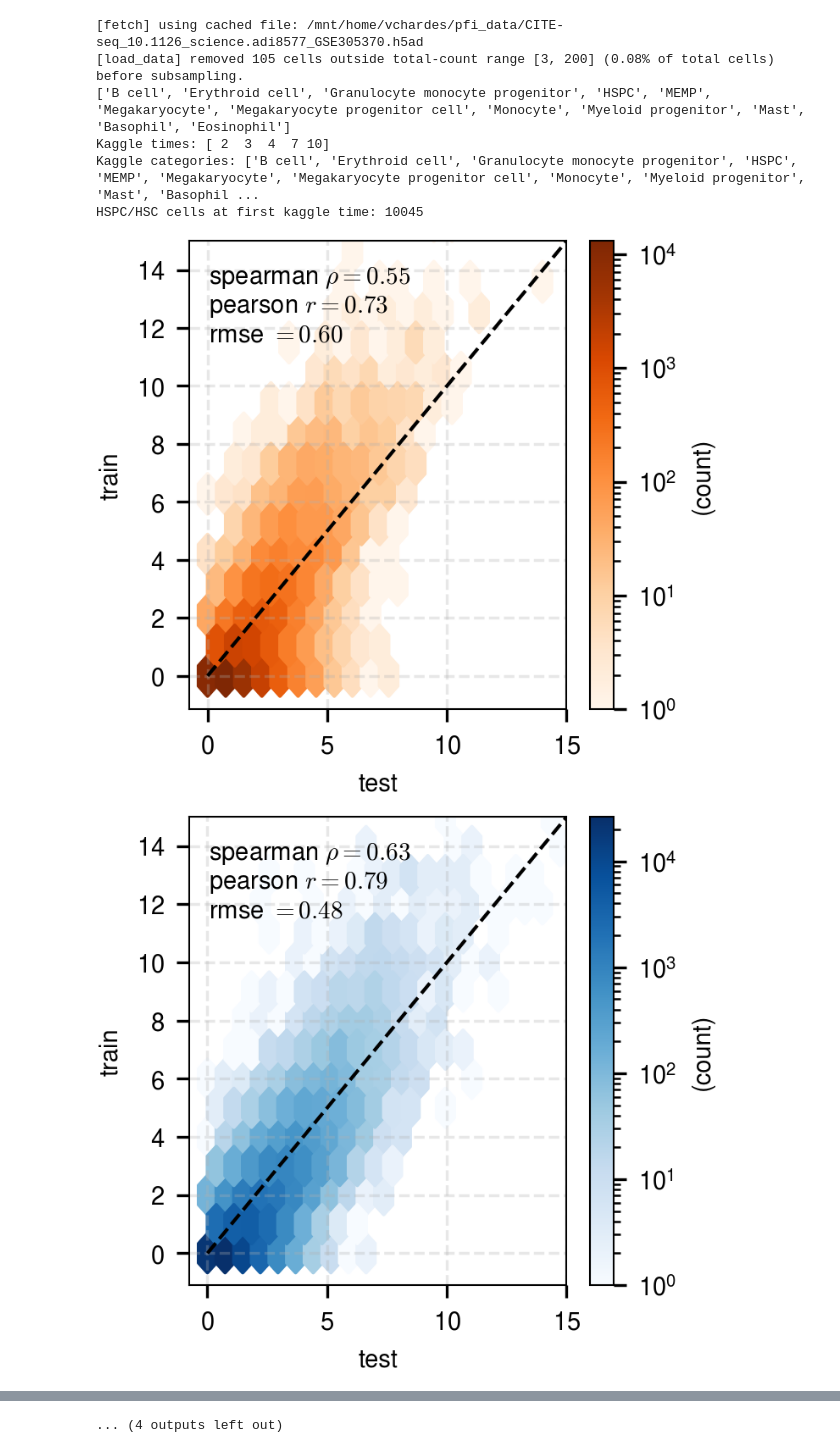
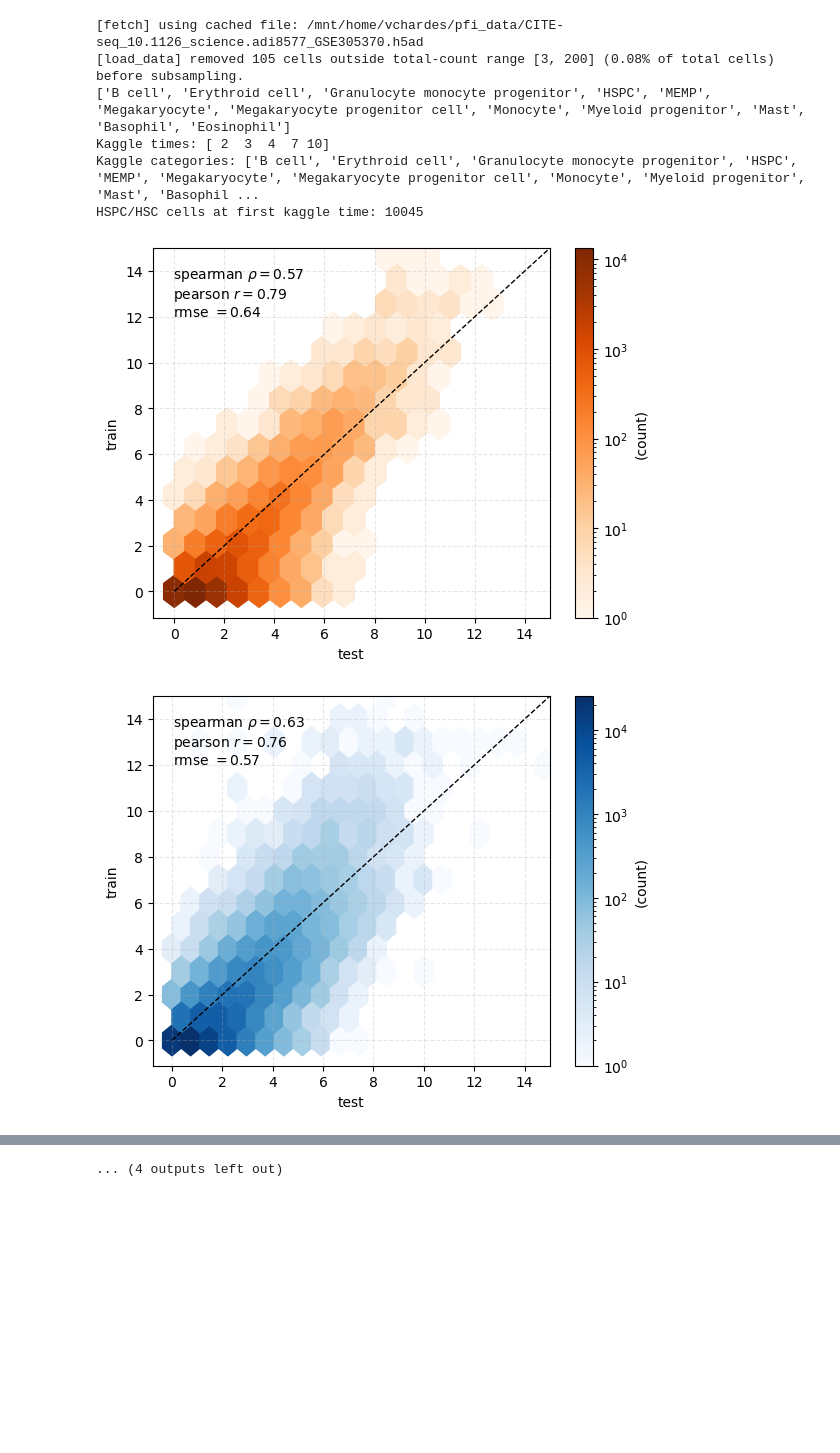
Before and after one commit to vchz/pfi, a Jupyter notebook: examples/hsc_generalization_sample.ipynb, the cells around one changed output, grey strips where cells are left out. Cells and saved outputs as stored; diff of their text form; code cells hidden in the pictures; blank space fills up the shorter version.

```diff
--- a/examples/hsc_generalization_sample.ipynb
+++ b/examples/hsc_generalization_sample.ipynb
@@ -246,7 +290,7 @@ for name, reg in flow_regs.items():
     ed = []
     for ty in t_ex[1:]:
         y_t = X[np.isclose(X[:, -1], ty)]
-        ed.append(reg.score(X0_ex, y_t, stoch=True, pos=True, dt=5e-3)[0])
+        ed.append(reg.error(X0_ex, y_t, stoch=True, pos=True, dt=5e-3)[0])
     interp_errors[name] = np.asarray(ed)
 
 mean_interp_errors = {name: float(np.mean(ed)) for name, ed in interp_errors.items()}
@@ -600,8 +622,7 @@ for model_name, reg in flow_regs.items():
 # Final-time generalization: per-model hexbin + correlation computation
 import matplotlib.pyplot as plt
 from pfi.utils.data import assign_OT, compute_correlations
-from examples.mpl_config import apply_mpl_config
-apply_mpl_config()
+
 train_categories = list(cell_types.cat.categories)
 train_ct_to_int = {ct: i for i, ct in enumerate(train_categories)}
 ind_Ery = np.where((ind_array[-1,] == train_ct_to_int['Ery1']) | (ind_array[-1,] == train_ct_to_int['Ery2']))[0]
@@ -653,32 +674,32 @@ for model_name in flow_regs.keys():
         cb = fig.colorbar(hb, ax=ax)
         cb.set_label('(count)')
 
         metrics = comparison[model_name][group_name]['test']
         ax.plot([0, xmax], [0, ymax], 'k--', lw=1)
         ax.set_xlim(xmax=xmax)
         ax.set_ylim(ymax=ymax)
         ax.set_xlabel('test')
         ax.set_ylabel('train')
         #ax.set_title(label+' %d cells' % mask_test.sum())
         ax.grid(True, linestyle='--', alpha=0.3)
         ax.text(
             0.05,
             0.95,
             rf"spearman $\rho = {metrics['spearman']:.2f}$"
             + "\n"
             + rf"pearson $r = {metrics['pearson']:.2f}$"
             + "\n"
             + rf"rmse $= {metrics['rmse_l2']:.2f}$",
             transform=ax.transAxes,
             ha='left',
             va='top',
         )
         #ax.axis('equal')
         fig.savefig('correlation_'+model_name+str(lx)+'_'+group_name+'.pdf', dpi = 300)
 
     #fig.suptitle(model_name)
     #plt.tight_layout()
     plt.show()
 # %% [output]
-[figure, old version]
+[figure, new version]
-[figure, old version]
+[figure, new version]
```
Also changed, not shown: parts of 10 cells of this notebook, 19 other files.
